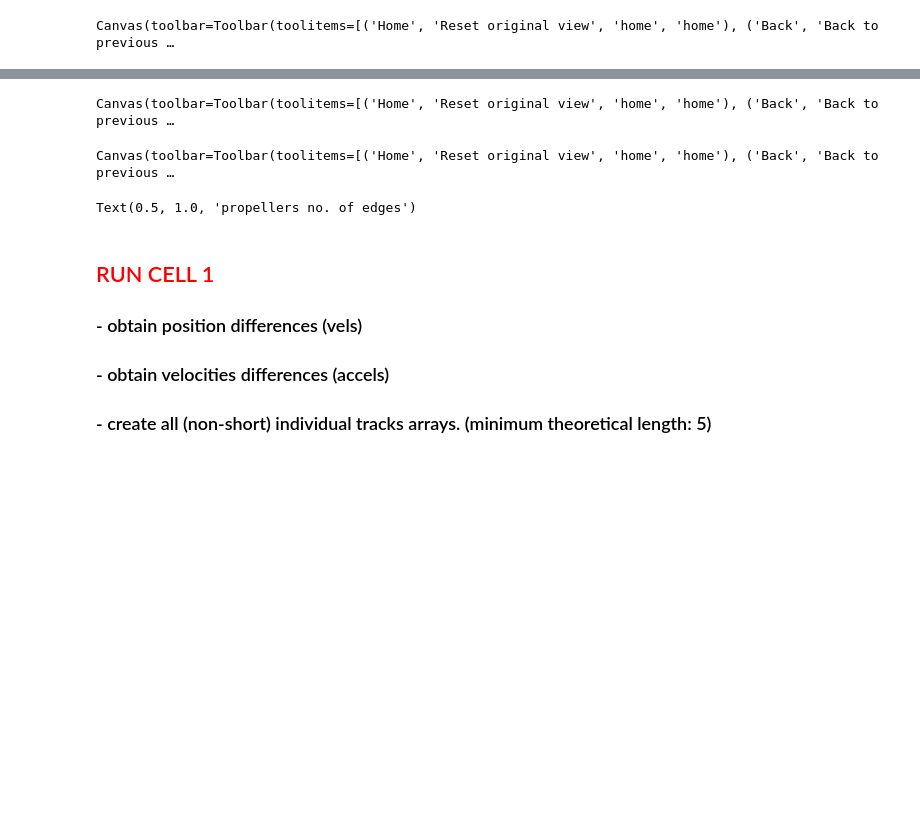
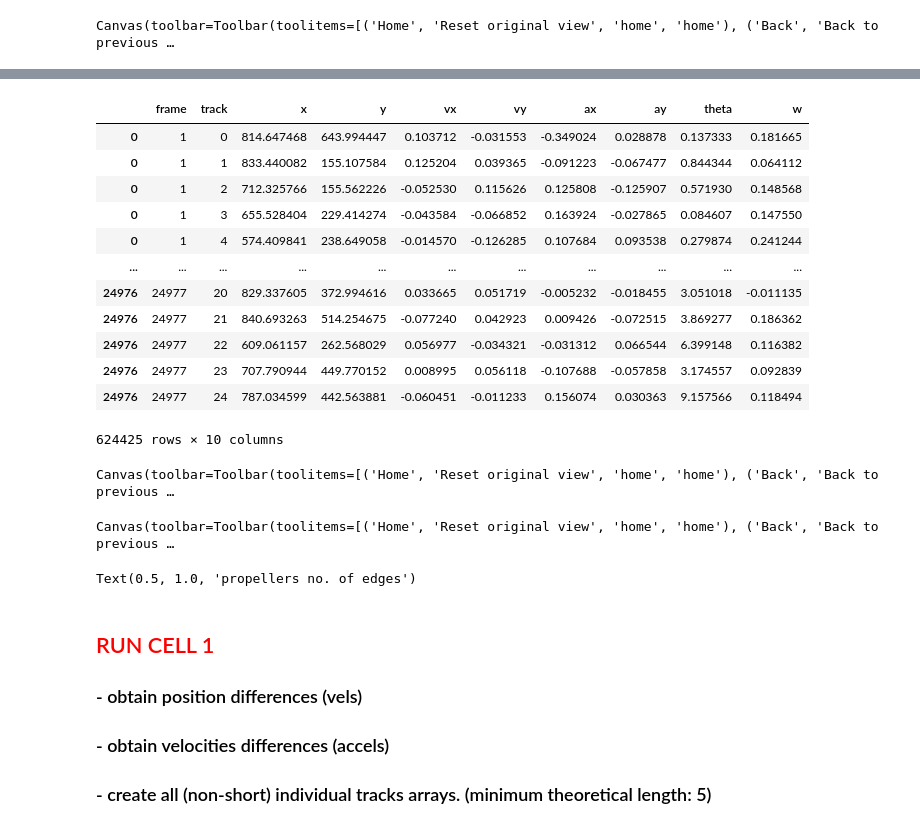
Before and after one commit to fvegar/brownian, a Jupyter notebook: chiral_tracks.ipynb, the cells around one changed output, grey strips where cells are left out. Cells and saved outputs as stored; diff of their text form; code cells hidden in the pictures; blank space fills up the shorter version.

Commit message:
angle proc. v1. single angle & spin; scaling

```diff
--- a/chiral_tracks.ipynb
+++ b/chiral_tracks.ipynb
@@ -527,6 +518,7 @@ save_rescale_angle(0, datos)
 
 del datos['extremos'] # remove original clumpsy angles list structure
 #datos.columns = ['frame','track','x','y','maxs','mins'];
+
 
 # imprime (formateada) cabecera de tabla de datos
 pdisplay(datos.head())
@@ -578,6 +570,8 @@ print('14-blades max angle lists ready')
 
 np.where(la!=14)
 
+# reposition angles so that each position in the angle array is each moving blade
+# obtain spins (omega) from there
 theta = np.zeros((Ntracks,Nframes), dtype=float )
 omega = np.zeros((Ntracks,Nframes), dtype=float)
 
@@ -598,8 +592,8 @@ plt.hist(omega[0],bins=200);
 for i in range(Ntracks):
 
     # store angular part in tracks
-    tracks[i]['theta'] = theta[i]
-    tracks[i]['w'] = omega[i]
+    tracks[i]['theta'] = theta[i][:len(tracks[i])]
+    tracks[i]['w'] = omega[i][:len(tracks[i])]
     tracks[i] = tracks[i].drop('maxt', axis=1)
 
     # velocities
@@ -617,6 +611,28 @@ for i in range(Ntracks):
     tracks[i]['ay'] = ady
 
     tracks[i] = tracks[i][['frame', 'track', 'x', 'y', 'vx', 'vy', 'ax', 'ay', 'theta','w']]
+
+datos = tracks[0]
+
+for i in range(1,Ntracks):
+    datos = datos.append(tracks[i])
+
+# image_flip_y
+datos.y = info['shape'].values[0][1] - datos.y
+# image_flip_vy
+datos.vy = -datos.vy
+# redefine angle after flip to rad
+#datos.theta = np.pi - datos.theta
+
+# set coordinates origin
+ishifted = 0
+datos_orig, datos = set_origin(np.mean(datos.x), np.mean(datos.y), datos)
+iscaled = 0
+datos_orig, datos = scale(1/(100*info.particle_diameter_m[0]/info.particle_diameter_px[0]), info.fps[0], datos)
+datos.theta = (2*np.pi) * datos.theta / circ_unit
+datos.w = (2* np.pi) * datos.omega /circ_unit
+
+datos.head()
 # %% [output]
 data reading and basic processing
 |  | 0 |
@@ -690,3 +808,23 @@ plt.close('all')
+# %%
+datos2 = tracks[0]
+for i in range(1,Ntracks):
+    datos2 = datos2.append(tracks[i])
+# %%
+datos2.sort_values(by = ['frame', 'track'])
+# %% [output]
+|  | frame | track | x | y | vx | vy | ax | ay | theta | w |
+| 0 | 1 | 0 | 814.647468 | 643.994447 | 0.103712 | -0.031553 | -0.349024 | 0.028878 | 0.137333 | 0.181665 |
+| 0 | 1 | 1 | 833.440082 | 155.107584 | 0.125204 | 0.039365 | -0.091223 | -0.067477 | 0.844344 | 0.064112 |
+| 0 | 1 | 2 | 712.325766 | 155.562226 | -0.052530 | 0.115626 | 0.125808 | -0.125907 | 0.571930 | 0.148568 |
+| 0 | 1 | 3 | 655.528404 | 229.414274 | -0.043584 | -0.066852 | 0.163924 | -0.027865 | 0.084607 | 0.147550 |
+| 0 | 1 | 4 | 574.409841 | 238.649058 | -0.014570 | -0.126285 | 0.107684 | 0.093538 | 0.279874 | 0.241244 |
+| ... | ... | ... | ... | ... | ... | ... | ... | ... | ... | ... |
+| 24976 | 24977 | 20 | 829.337605 | 372.994616 | 0.033665 | 0.051719 | -0.005232 | -0.018455 | 3.051018 | -0.011135 |
+| 24976 | 24977 | 21 | 840.693263 | 514.254675 | -0.077240 | 0.042923 | 0.009426 | -0.072515 | 3.869277 | 0.186362 |
+| 24976 | 24977 | 22 | 609.061157 | 262.568029 | 0.056977 | -0.034321 | -0.031312 | 0.066544 | 6.399148 | 0.116382 |
+| 24976 | 24977 | 23 | 707.790944 | 449.770152 | 0.008995 | 0.056118 | -0.107688 | -0.057858 | 3.174557 | 0.092839 |
+| 24976 | 24977 | 24 | 787.034599 | 442.563881 | -0.060451 | -0.011233 | 0.156074 | 0.030363 | 9.157566 | 0.118494 |
+624425 rows × 10 columns
 # %%
 ## store tracks individually
 #tracks = all_tracks(datos, True)
```
Also changed, not shown: parts of 23 cells of this notebook, 3 other files.
